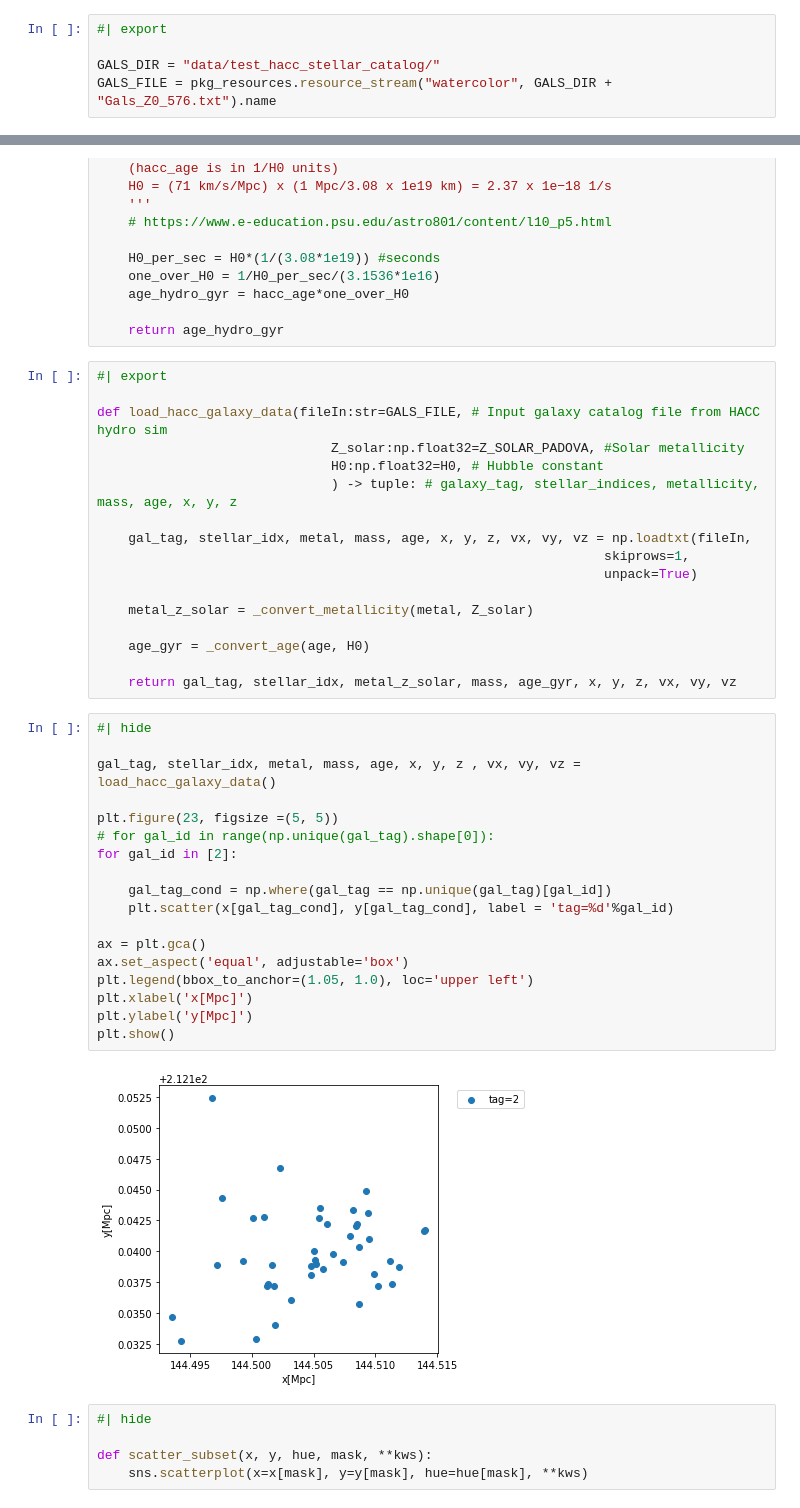
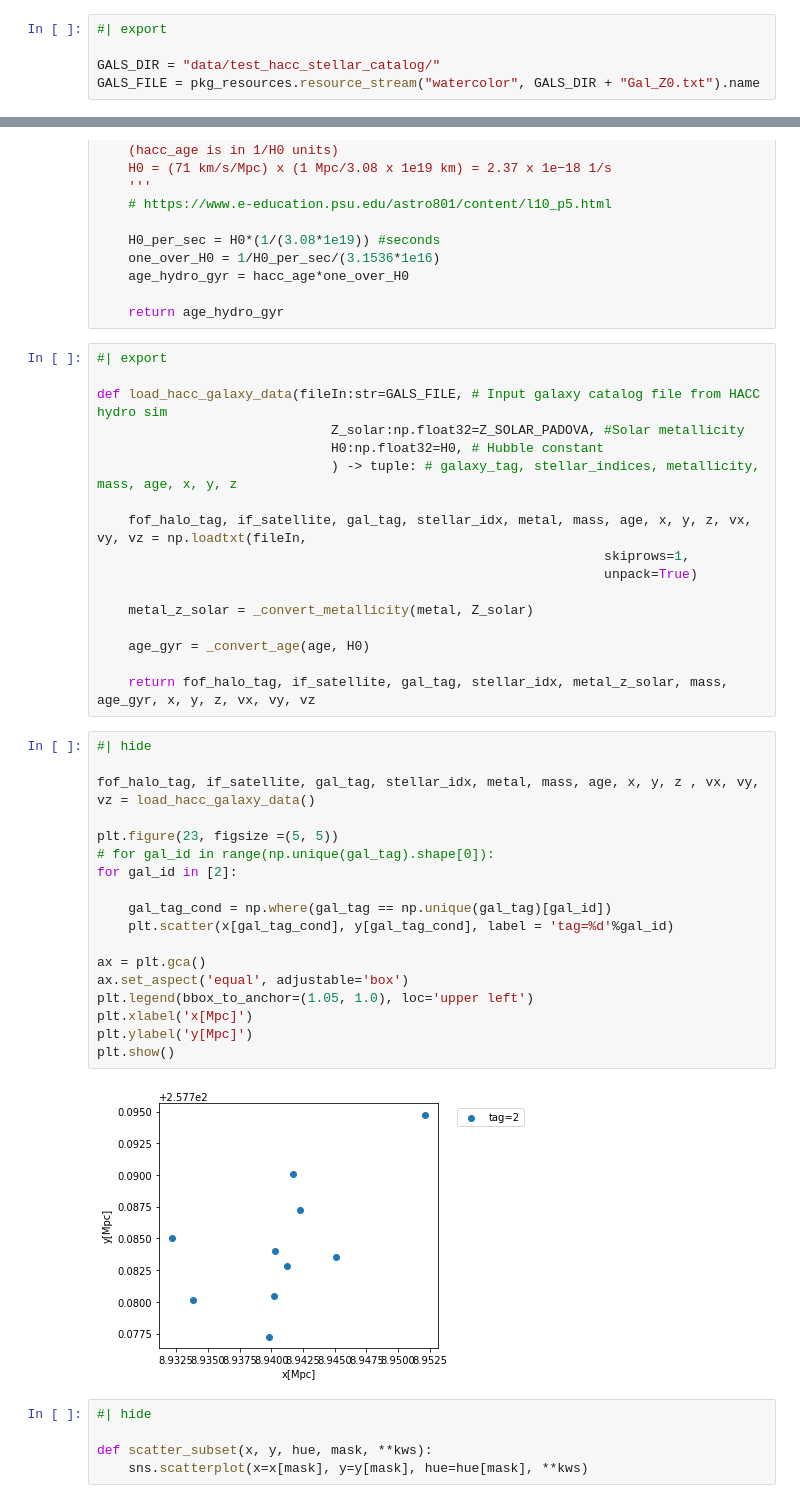
Before and after one commit to nesar/watercolor, a Jupyter notebook: nbs/01_load_sim_stellar_catalog.ipynb, the cells around one changed output, grey strips where cells are left out. Saved outputs shown, nothing was run; the diff lists cells and outputs as text.

```diff
--- a/nbs/01_load_sim_stellar_catalog.ipynb
+++ b/nbs/01_load_sim_stellar_catalog.ipynb
@@ -34,7 +34,7 @@ import pandas as pd
 #| export
 
 GALS_DIR = "data/test_hacc_stellar_catalog/"
-GALS_FILE = pkg_resources.resource_stream("watercolor", GALS_DIR + "Gals_Z0_576.txt").name
+GALS_FILE = pkg_resources.resource_stream("watercolor", GALS_DIR + "Gal_Z0.txt").name
 # %%
 #| export
 
@@ -71,7 +71,7 @@ def load_hacc_galaxy_data(fileIn:str=GALS_FILE, # Input galaxy catalog file from
                               H0:np.float32=H0, # Hubble constant
                               ) -> tuple: # galaxy_tag, stellar_indices, metallicity, mass, age, x, y, z
 
-    gal_tag, stellar_idx, metal, mass, age, x, y, z, vx, vy, vz = np.loadtxt(fileIn,
+    fof_halo_tag, if_satellite, gal_tag, stellar_idx, metal, mass, age, x, y, z, vx, vy, vz = np.loadtxt(fileIn,
                                                                  skiprows=1,
                                                                  unpack=True)
 
@@ -79,27 +79,27 @@ def load_hacc_galaxy_data(fileIn:str=GALS_FILE, # Input galaxy catalog file from
 
     age_gyr = _convert_age(age, H0)
 
-    return gal_tag, stellar_idx, metal_z_solar, mass, age_gyr, x, y, z, vx, vy, vz
+    return fof_halo_tag, if_satellite, gal_tag, stellar_idx, metal_z_solar, mass, age_gyr, x, y, z, vx, vy, vz
 # %%
 #| hide
 
-gal_tag, stellar_idx, metal, mass, age, x, y, z , vx, vy, vz = load_hacc_galaxy_data()
+fof_halo_tag, if_satellite, gal_tag, stellar_idx, metal, mass, age, x, y, z , vx, vy, vz = load_hacc_galaxy_data()
 
 plt.figure(23, figsize =(5, 5))
 # for gal_id in range(np.unique(gal_tag).shape[0]):
 for gal_id in [2]:
 
     gal_tag_cond = np.where(gal_tag == np.unique(gal_tag)[gal_id])
     plt.scatter(x[gal_tag_cond], y[gal_tag_cond], label = 'tag=%d'%gal_id)
 
 ax = plt.gca()
 ax.set_aspect('equal', adjustable='box')
 plt.legend(bbox_to_anchor=(1.05, 1.0), loc='upper left')
 plt.xlabel('x[Mpc]')
 plt.ylabel('y[Mpc]')
 plt.show()
 # %% [output]
-[figure, old version]
+[figure, new version]
 # %%
 #| hide
 
```
Also changed, not shown: parts of 1 cell of this notebook, 20 other files.
